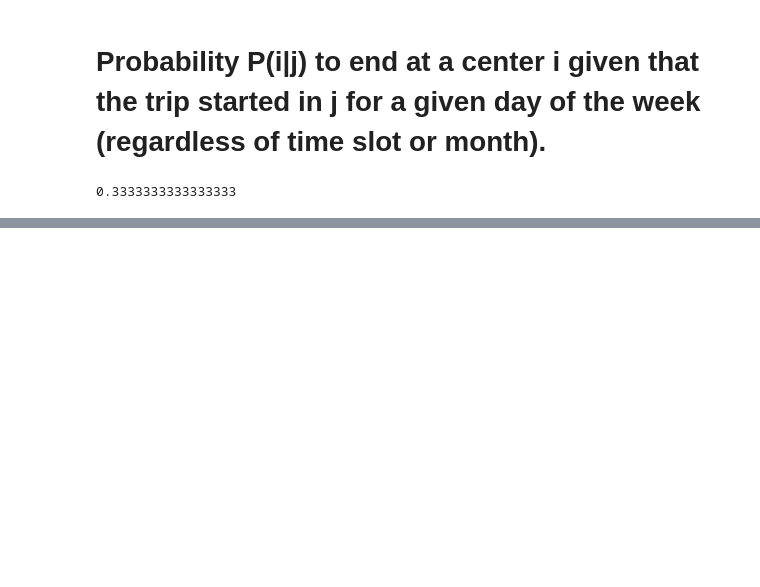
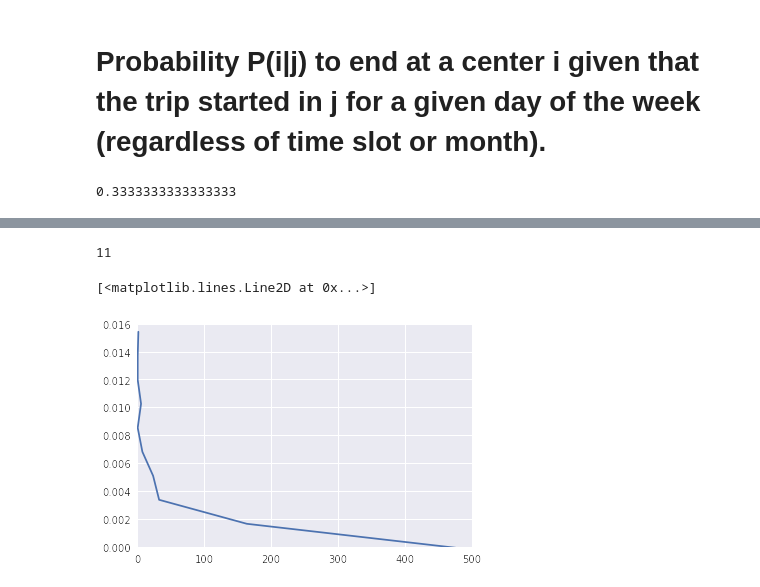
Before and after one commit to ionanrozenfeld/taxi, a Jupyter notebook: Capstone_project.ipynb, the cells around one changed output, grey strips where cells are left out. Saved outputs shown, nothing was run; the diff lists cells and outputs as text; code cells hidden in the pictures; blank space fills up the shorter version.

Commit message:
Building betweenness

```diff
--- a/Capstone_project.ipynb
+++ b/Capstone_project.ipynb
@@ -337,0 +355,4 @@ network['cond_prob'] = float(network[:,1349,1460]/float(network[:,1349,:].size))
+# %%
+g.add_weighted_edges_from(network2,weight='weight')
+# %%
+bet = nx.edge_betweenness(g)
@@ -337,0 +379,13 @@ network['cond_prob'] = float(network[:,1349,1460]/float(network[:,1349,:].size))
+# %%
+bet_val = bet.values()
+# %%
+h = np.histogram(bet_val)
+# %%
+len(h[1])
+# %% [output]
+11
+# %%
+plt.plot(h[0],h[1][0:10])
+# %% [output]
+[<matplotlib.lines.Line2D at 0x...>]
+[figure, added]
```
Also changed, not shown: parts of 16 cells of this notebook.
